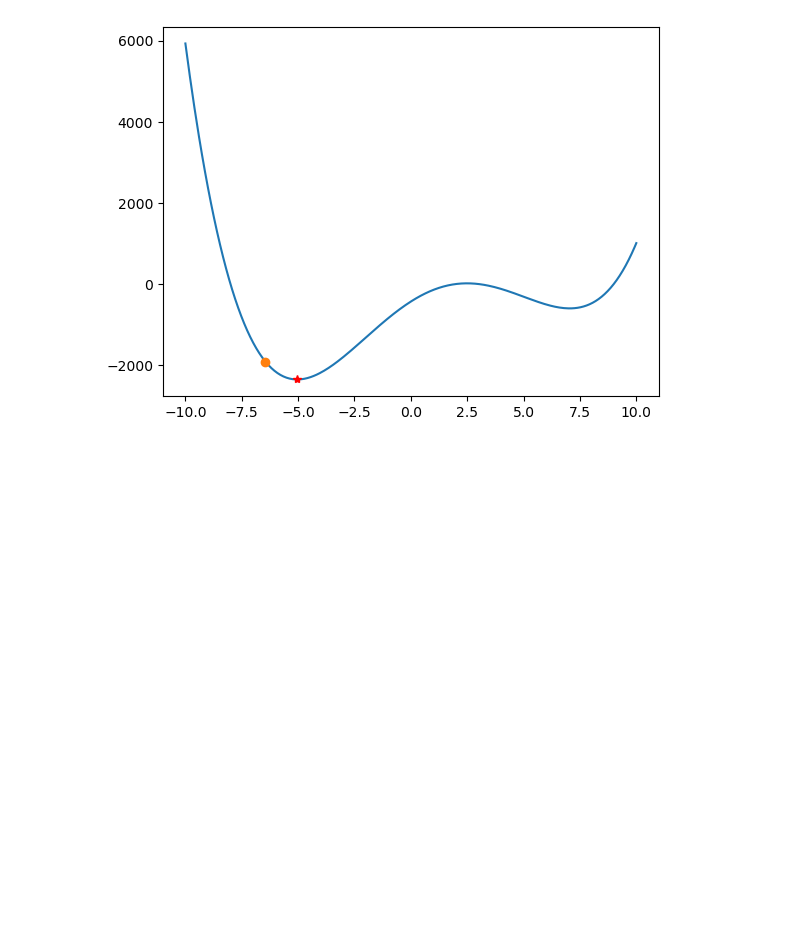
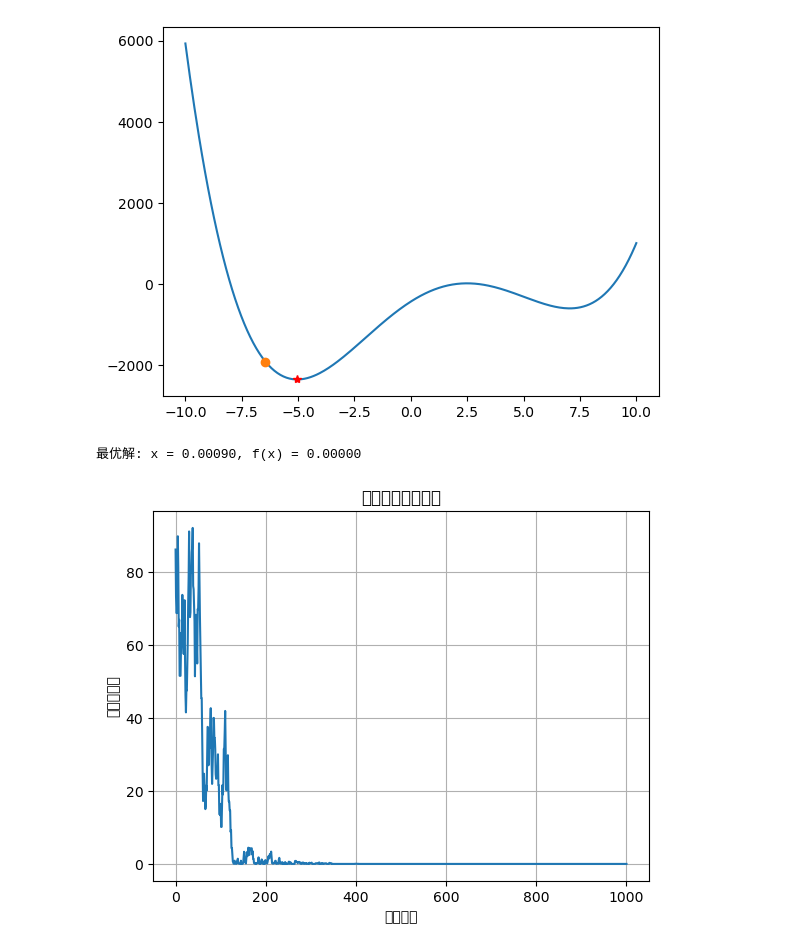
Before and after one commit to limenghua/AI-Study, a Jupyter notebook: 人工智能算法工程师/024 模拟退火.ipynb, the cells around one changed output. Cells and saved outputs as stored; diff of their text form; code cells hidden in the pictures; blank space fills up the shorter version.

```diff
--- a/人工智能算法工程师/024 模拟退火.ipynb
+++ b/人工智能算法工程师/024 模拟退火.ipynb
@@ -67,6 +67,66 @@ plt.show()
 The minimum value is: -5.041302816677143
 The minimum value of function is: -2352.2710444215
 [figure]
+# %%
+import math
+import random
+import matplotlib.pyplot as plt
+
+# 目标函数
+def objective_function(x):
+    return x ** 2
+
+# 模拟退火算法
+# ================ 2. 模拟退火算法实现 ================
+def simulated_annealing(target_func,current_x, initial_temp=1000, cooling_rate=0.95, max_iter=1000, x_range=(-10, 10)):
+    # 初始解（随机生成）
+    current_value = target_func(current_x)
+    best_x = current_x
+    best_value = current_value
+
+    temp = initial_temp
+    history = []  # 记录搜索过程
+    for i in range(max_iter):
+        # 产生新解
+        new_x = current_x + random.uniform(-1, 1)
+        new_x = np.split(new_x, *x_range) # 限制在范围内
+        new_value = target_func(new_x)
+        # 计算能量差
+        delta_e = new_value - current_value
+        if delta_e < 0 or  random.random() < math.exp(-delta_e / temp):
+            # 接受新解
+            current_x = new_x
+            current_value = new_value
+        # 记录历史
+        history.append(current_value)
+        # 更新最优解
+        if current_value < best_value:
+            best_x = current_x
+            best_value = current_value
+
+    return best_x, best_energy, history
+
+# 参数设置
+bounds = (-10, 10)
+max_iter = 1000
+initial_temp = 100
+cooling_rate = 0.98
+
+# 运行模拟退火
+best_x, best_energy, energy_history = simulated_annealing(objective_function, bounds, max_iter, initial_temp, cooling_rate)
+
+print(f"最优解: x = {best_x:.5f}, f(x) = {best_energy:.5f}")
+
+# 可视化收敛过程
+plt.plot(energy_history)
+plt.title("模拟退火收敛过程")
+plt.xlabel("迭代次数")
+plt.ylabel("目标函数值")
+plt.grid(True)
+plt.show()
+# %% [output]
+最优解: x = 0.00090, f(x) = 0.00000
+[figure, added]
 # %%
 import numpy as np
 import matplotlib.pyplot as plt
```
Also changed, not shown: parts of 1 cell of this notebook, 4 other files.
